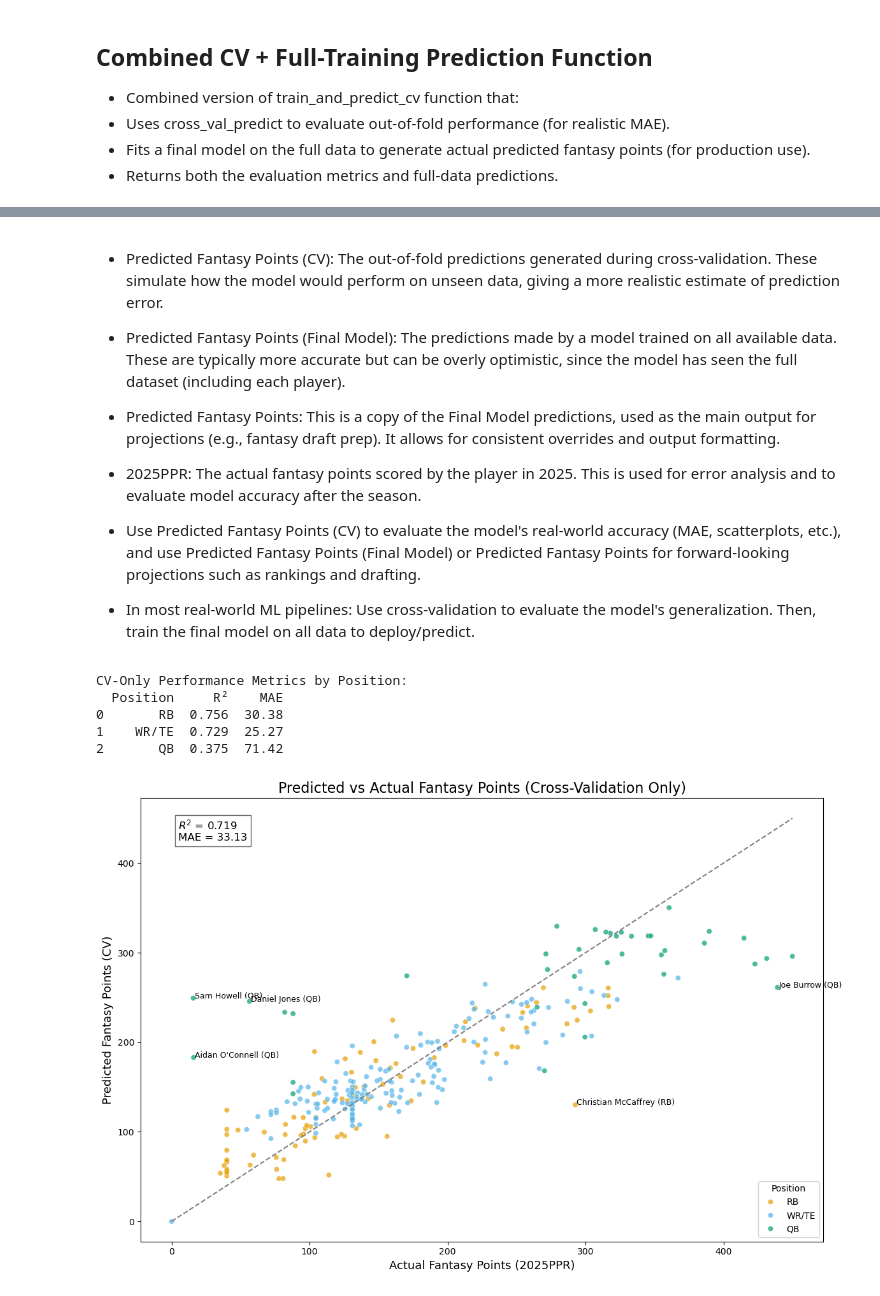
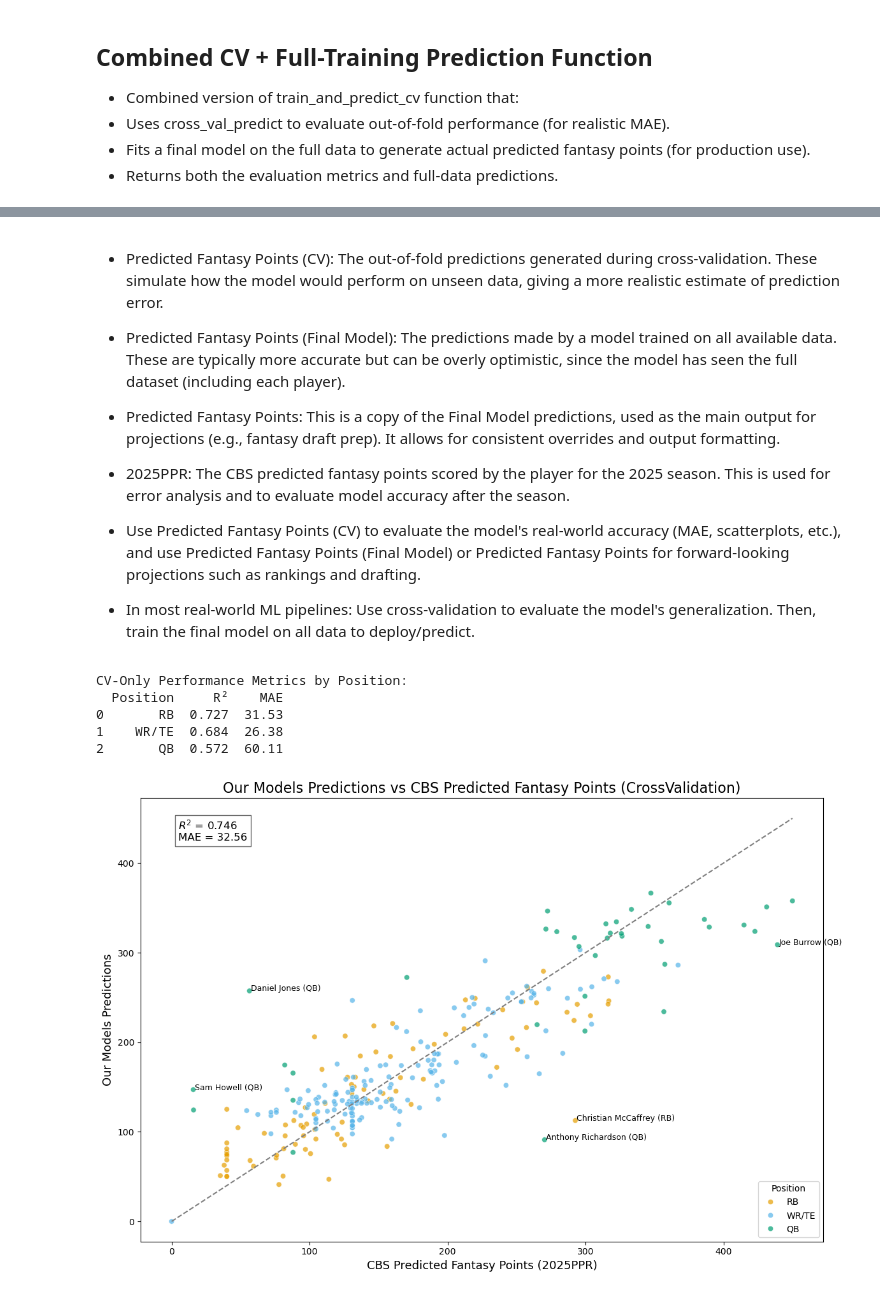
Before and after one commit to MoonData21/FantasyFootball2025Projections, a Jupyter notebook: FantasyFootball3.ipynb, the cells around one changed output, grey strips where cells are left out. Cells and saved outputs as stored; diff of their text form; code cells hidden in the pictures.

```diff
--- a/FantasyFootball3.ipynb
+++ b/FantasyFootball3.ipynb
@@ -61,7 +82,7 @@ for col in numeric_columns:
 def train_and_predict(position, features):
     # Filter data for the specific position
     position_data = combined_stats[combined_stats['FantPos'] == position].copy()
-
+    # print(position_data.head())
     if position_data.empty:
         print(f"No data found for position: {position}")
         return pd.DataFrame()
@@ -91,6 +112,7 @@ def train_and_predict(position, features):
         max_depth=10,
         random_state=42
     )
+    #Train the Random Forest model using the known historical stats and traits (X_train) to predict the 2025PPR target variable (y_train).
     rf.fit(X_train, y_train)
 
     # Evaluate the model
@@ -109,27 +131,21 @@ def train_and_predict(position, features):
     print(importance_df)
 
     # Store predictions only for the correct subset
-    train_df = position_data.loc[idx_train, ['Player', 'FantPos', '2025PPR']].copy()
+    train_df = position_data.loc[idx_train, ['Player', 'FantPos', 'Rookie', '2025PPR']].copy()
     train_df.loc[:, 'Data Split'] = 'Train'
     train_df.loc[:, 'Predicted Fantasy Points'] = y_pred_train
 
-    test_df = position_data.loc[idx_test, ['Player', 'FantPos', '2025PPR']].copy()
+    test_df = position_data.loc[idx_test, ['Player', 'FantPos', 'Rookie', '2025PPR']].copy()
     test_df.loc[:, 'Data Split'] = 'Test'
     test_df.loc[:, 'Predicted Fantasy Points'] = y_pred_test
 
     return pd.concat([train_df, test_df], ignore_index=True)
 
-    # Predict the 2024 fantasy points
-    position_data.loc[:, 'Predicted Fantasy Points'] = rf.predict(X)
-
-    return position_data[['Player', 'Data Split', 'FantPos', 'Predicted Fantasy Points', '2025PPR']]
-
 # Define feature sets for each position, including past PPR points and new features
 rb_features = ['2023RushAtt', '2023RushYds', '2023RushTD', '2023Rec', '2023RecTD', '2023FL', '2023TD', '2024RushAtt', '2024RushYds', '2024RushTD', '2024Rec', '2024RecYds', '2024RecTD', '2024FL', 'HealthGrade', '2025Age', 'AdjustedRisk', 'ProjectedRole']
 wrte_features = ['2023RushAtt', '2023RushYds', '2023RushTD', '2023Rec', '2023RecTD', '2023FL', '2023TD', '2024RushAtt', '2024RushYds', '2024RushTD', '2024Rec', '2024RecYds', '2024RecTD', '2024FL', 'HealthGrade', '2025Age', 'AdjustedRisk', 'ProjectedRole']
 # te_features = ['2023Rec', '2023RecTD', '2023FL', '2023TD', '2024Rec', '2024RecYds', '2024RecTD', '2024FL', 'HealthGrade', '2025Age', 'AdjustedRisk', 'ProjectedRole']
-qb_features = ['2023PassYds', '2023PassTD', '2023RushYds', '2023RushTD', '2023FL', '2023TD', '2024RushYds', '2024RushTD', '2024FL', '2024PassYds', '2024PassTD', 'HealthGrade', '2025Age', 'AdjustedRisk', 'ProjectedRole']
-
+qb_features = ['2023PassYds', '2023PassTD', '2023RushYds', '2023RushTD', '2023FL', '2023TD', '2024RushYds', '2024RushTD', '2024FL', '2024PassYds', '2024PassTD', '2024TD', 'HealthGrade', '2025Age', 'AdjustedRisk', 'ProjectedRole']
 
 
 # Train and predict for each position, excluding QBs
@@ -154,5 +170,5 @@ for player, override in override_dict.items():
 
 # Save the projected data to a new CSV file in the Downloads directory, only including player name and predicted points
 output_path = "Data/FantasyFootballPrediction_RFR.csv"
-all_predictions[['Player', 'Data Split', 'FantPos', 'Predicted Fantasy Points', '2025PPR']].to_csv(output_path, index=False)
+all_predictions[['Player', 'Data Split', 'FantPos', 'Rookie', 'Predicted Fantasy Points', '2025PPR']].to_csv(output_path, index=False)
 # %% [output]
@@ -306,6 +380,7 @@ Most Overvalued Fantasy Players:
 
 def train_and_predict_cv(position, features):
     # Filter data for the specific position
+    # position_data is a filtered copy of combined_stats based on the given position.
     position_data = combined_stats[combined_stats['FantPos'] == position].copy()
 
     if position_data.empty:
@@ -350,7 +425,7 @@ def train_and_predict_cv(position, features):
     position_data['Data Split'] = 'CrossVal'
     position_data['Predicted Fantasy Points'] = y_pred
 
-    return position_data[['Player', 'FantPos', 'Predicted Fantasy Points', '2025PPR']]
+    return position_data[['Player', 'FantPos', 'Rookie', 'Predicted Fantasy Points', '2025PPR']]
 
 # Define feature sets for each position, including past PPR points and new features
 rb_features = ['2023RushAtt', '2023RushYds', '2023RushTD', '2023Rec', '2023RecTD', '2023FL', '2023TD', '2024RushAtt', '2024RushYds',
@@ -360,7 +435,7 @@ wrte_features = ['2023RushAtt', '2023RushYds', '2023RushTD', '2023Rec', '2023Rec
 # te_features = ['2023Rec', '2023RecTD', '2023FL', '2023TD', '2024Rec', '2024RecYds', '2024RecTD', '2024FL', 'HealthGrade', '2025Age', '2024HealthGrades', '2025HealthGrades']
 qb_features = ['2023PassYds', '2023PassTD', '2023RushYds', '2023RushTD', '2023FL', '2023TD', '2024RushYds', '2024RushTD', '2024FL', '2024PassYds', '2024PassTD', 'HealthGrade', '2025Age', 'AdjustedRisk', 'ProjectedRole']
 
-# Train and predict for each position, excluding QBs
+# Train and predict for each position
 rb_predictions = train_and_predict_cv('RB', rb_features)
 wrte_predictions = train_and_predict_cv('WR/TE', wrte_features)
 # te_predictions = train_and_predict_cv('TE', te_features)
@@ -379,5 +454,5 @@ for player, override in override_dict.items():
 
 # Save the projected data to a new CSV file in the Downloads directory, only including player name and predicted points
 output_path = "Data/FantasyFootballPrediction_CV.csv"
-all_predictions[['Player', 'FantPos', 'Predicted Fantasy Points', '2025PPR']].to_csv(output_path, index=False)
+all_predictions[['Player', 'FantPos', 'Rookie', 'Predicted Fantasy Points', '2025PPR']].to_csv(output_path, index=False)
 # %% [output]
@@ -496,7 +621,7 @@ def train_and_predict_cv_ft(position, features):
     y = position_data['2025PPR'].fillna(0)
 
     # Initialize model
-    rf = RandomForestRegressor(n_estimators=100, max_depth=10, max_features='sqrt', min_samples_split=2, random_state=42)
+    rf = RandomForestRegressor(n_estimators=100, max_depth=10, random_state=42)
 
     # Adjust number of folds based on data size
     n_samples = len(position_data)
@@ -538,7 +663,7 @@ def train_and_predict_cv_ft(position, features):
     # Combine CV and FT predictions
     combined_df = pd.concat([cv_df, ft_df], ignore_index=True)
 
-    return combined_df[['Player', 'FantPos', 'Data Split', 'Predicted Fantasy Points', '2025PPR']]
+    return combined_df[['Player', 'FantPos', 'Rookie', 'Data Split', 'Predicted Fantasy Points', '2025PPR']]
 
 
 # Define feature sets for each position
@@ -571,13 +696,13 @@ for player, override in override_dict.items():
 
 # Create side-by-side comparison
 side_by_side = all_predictions.pivot_table(
-    index=['Player', 'FantPos', '2025PPR'],
+    index=['Player', 'FantPos', 'Rookie', '2025PPR'],
     columns='Data Split',
     values='Predicted Fantasy Points'
 ).reset_index()
 
 # Rename columns for clarity
-side_by_side.columns = ['Player', 'FantPos', '2025PPR', 'Predicted Fantasy Points (CV)', 'Predicted Fantasy Points (FT)']
+side_by_side.columns = ['Player', 'FantPos', 'Rookie', '2025PPR', 'Predicted Fantasy Points (CV)', 'Predicted Fantasy Points (FT)']
 
 # Sort by FantPos (ascending) and 2025PPR (descending)
 side_by_side = side_by_side.sort_values(by=['FantPos', '2025PPR'], ascending=[True, False])
@@ -619,7 +744,7 @@ RB - Feature Importances:
 
 * Predicted Fantasy Points: This is a copy of the Final Model predictions, used as the main output for projections (e.g., fantasy draft prep). It allows for consistent overrides and output formatting.
 
-* 2025PPR: The actual fantasy points scored by the player in 2025. This is used for error analysis and to evaluate model accuracy after the season.
+* 2025PPR: The CBS predicted fantasy points scored by the player for the 2025 season. This is used for error analysis and to evaluate model accuracy after the season.
 
 * Use Predicted Fantasy Points (CV) to evaluate the model's real-world accuracy (MAE, scatterplots, etc.), and use Predicted Fantasy Points (Final Model) or Predicted Fantasy Points for forward-looking projections such as rankings and drafting.
 
@@ -644,9 +769,9 @@ print(position_metrics_df)
 # %% [output]
 CV-Only Performance Metrics by Position:
   Position     R²    MAE
-0       RB  0.756  30.38
-1    WR/TE  0.729  25.27
-2       QB  0.375  71.42
+0       RB  0.727  31.53
+1    WR/TE  0.684  26.38
+2       QB  0.572  60.11
 # %%
 # Filter for CV-only data
 cv_only = all_predictions[all_predictions['Data Split'] == 'CrossVal'].copy()
@@ -661,11 +786,10 @@ cv_only['Residual_CV'] = np.abs(cv_only['2025PPR'] - cv_only['Predicted Fantasy
 # Get top 5 residual outliers
 top_outliers_cv = cv_only.nlargest(5, 'Residual_CV')
 
-# Colorblind-friendly palette for fantasy positions
+# 'TE': '#F0E442',   # yellow
 color_palette = {
     'RB': '#E69F00',  # orange
     'WR/TE': '#56B4E9',  # blue
-    'TE': '#F0E442',   # yellow
     'QB': '#009E73',  # green
 }
 
@@ -675,37 +799,37 @@ sns.scatterplot(
     data=cv_only,
     x='2025PPR',
     y='Predicted Fantasy Points',
     hue='FantPos',
     palette=color_palette,
     alpha=0.7
 )
 
 # Diagonal reference line
 min_val = min(cv_only['2025PPR'].min(), cv_only['Predicted Fantasy Points'].min())
 max_val = max(cv_only['2025PPR'].max(), cv_only['Predicted Fantasy Points'].max())
 plt.plot([min_val, max_val], [min_val, max_val], ls="--", color='gray')
 
 # Annotate top 5 outliers
 for _, row in top_outliers_cv.iterrows():
     plt.text(row['2025PPR'] + 1, row['Predicted Fantasy Points'],
              f"{row['Player']} ({row['FantPos']})", fontsize=9, color='black')
 
 # Labels and title
-plt.title('Predicted vs Actual Fantasy Points (Cross-Validation Only)', fontsize=16)
-plt.xlabel('Actual Fantasy Points (2025PPR)', fontsize=13)
-plt.ylabel('Predicted Fantasy Points (CV)', fontsize=13)
+plt.title('Our Models Predictions vs CBS Predicted Fantasy Points (CrossValidation)', fontsize=16)
+plt.xlabel('CBS Predicted Fantasy Points (2025PPR)', fontsize=13)
+plt.ylabel('Our Models Predictions', fontsize=13)
 
 # Display R² and MAE on the plot
 plt.text(min_val + 5, max_val - 25,
          f"$R^2$ = {r2_cv:.3f}\nMAE = {mae_cv:.2f}",
          fontsize=12, bbox=dict(facecolor='white', alpha=0.6))
 
 # Legend and layout
 plt.legend(title='Position', loc='lower right')
 plt.tight_layout()
 plt.show()
 # %% [output]
-[figure, old version]
+[figure, new version]
 # %%
 # Filter for Full Training-only data
 ft_only = all_predictions[all_predictions['Data Split'] == 'FullTrain'].copy()
```
Also changed, not shown: parts of 32 cells of this notebook.
